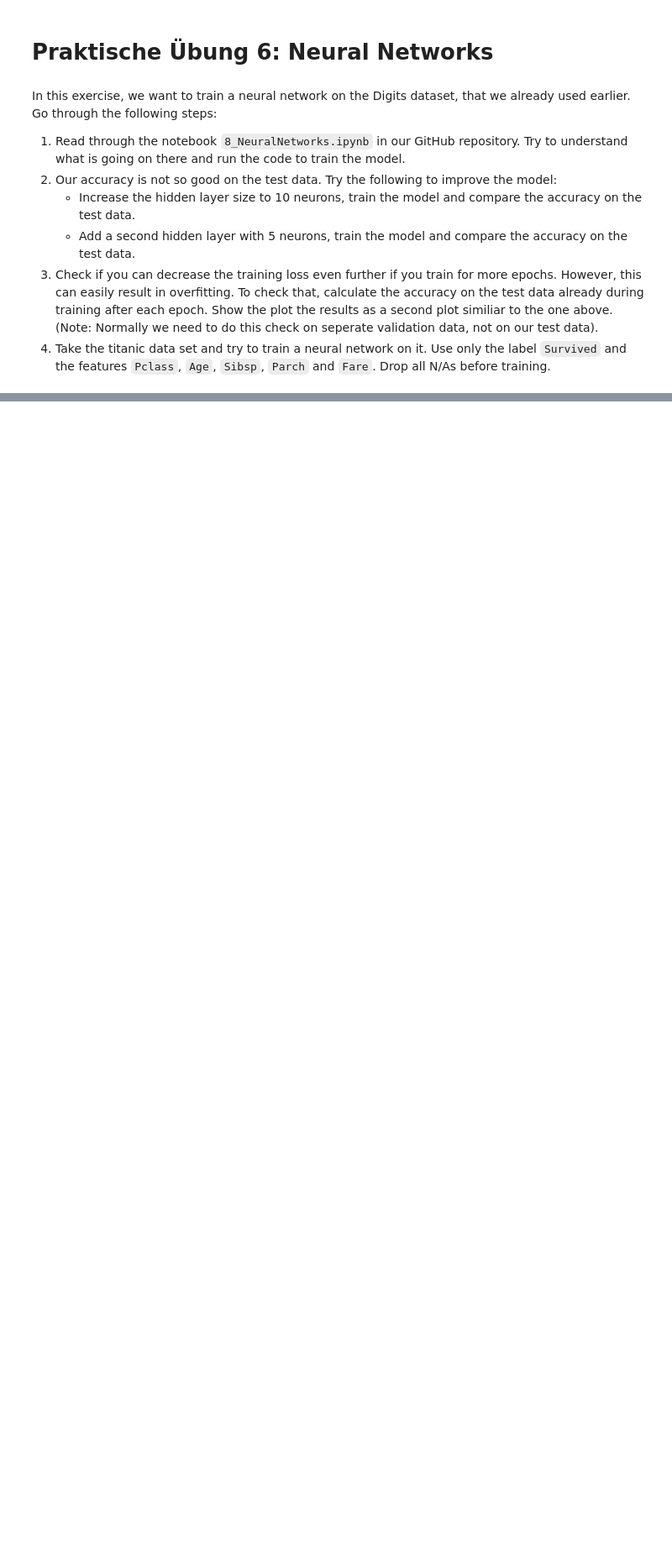
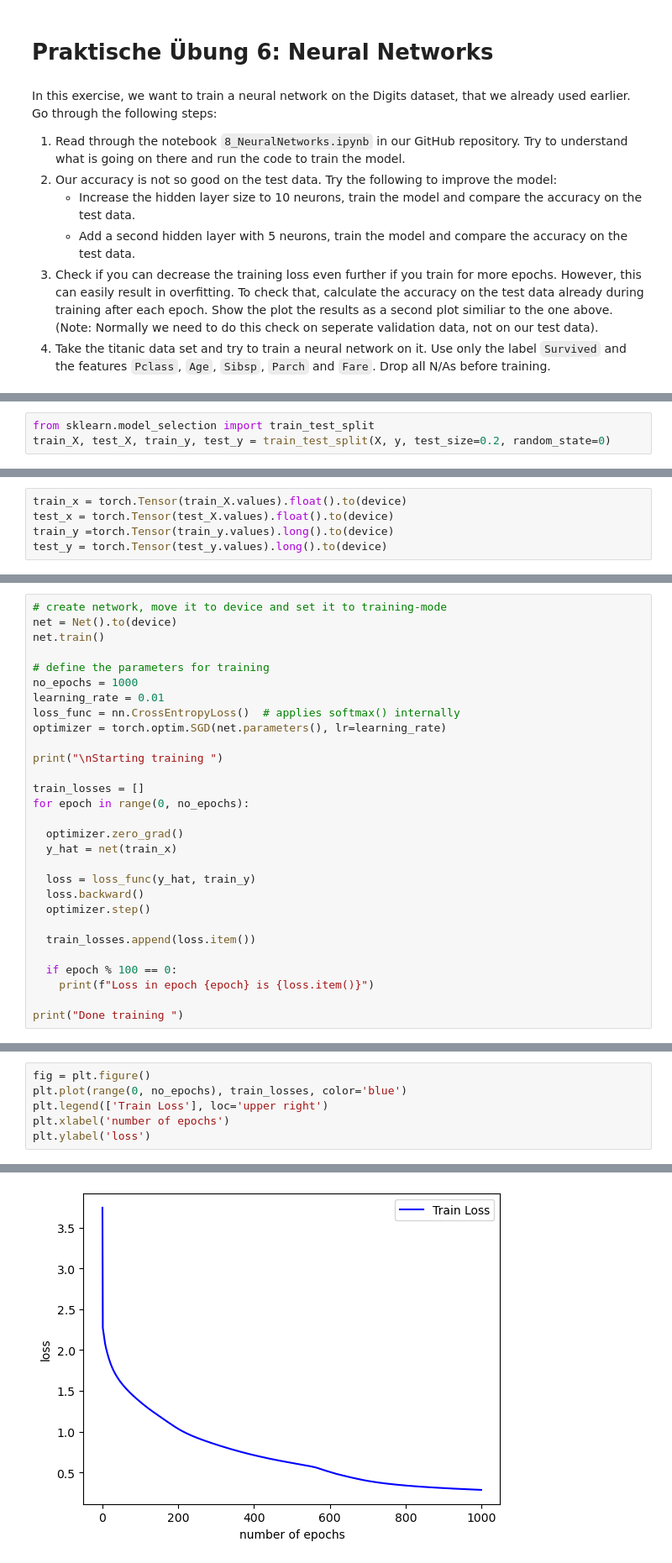
Before and after one commit to MastianCoding/ml-kurs-ws23, a Jupyter notebook: P6_NeuralNetworks.ipynb, the cells around one changed output, grey strips where cells are left out. Shown at 84% size. Cells and saved outputs as stored; diff of their text form; blank space fills up the shorter version.

```diff
--- a/P6_NeuralNetworks.ipynb
+++ b/P6_NeuralNetworks.ipynb
@@ -19,0 +50,3 @@ data= pd.read_csv('data/digits.csv')
+# %%
+from sklearn.model_selection import train_test_split
+train_X, test_X, train_y, test_y = train_test_split(X, y, test_size=0.2, random_state=0)
@@ -19,0 +69,5 @@ data= pd.read_csv('data/digits.csv')
+# %%
+train_x = torch.Tensor(train_X.values).float().to(device)
+test_x = torch.Tensor(test_X.values).float().to(device)
+train_y =torch.Tensor(train_y.values).long().to(device)
+test_y = torch.Tensor(test_y.values).long().to(device)
@@ -19,0 +85,29 @@ data= pd.read_csv('data/digits.csv')
+# %%
+# create network, move it to device and set it to training-mode
+net = Net().to(device)
+net.train()
+
+# define the parameters for training
+no_epochs = 1000
+learning_rate = 0.01
+loss_func = nn.CrossEntropyLoss()  # applies softmax() internally
+optimizer = torch.optim.SGD(net.parameters(), lr=learning_rate)
+
+print("\nStarting training ")
+
+train_losses = []
+for epoch in range(0, no_epochs):
+
+  optimizer.zero_grad()
+  y_hat = net(train_x)
+
+  loss = loss_func(y_hat, train_y)
+  loss.backward()
+  optimizer.step()
+
+  train_losses.append(loss.item())
+
+  if epoch % 100 == 0:
+    print(f"Loss in epoch {epoch} is {loss.item()}")
+
+print("Done training ")
@@ -19,0 +127,7 @@ data= pd.read_csv('data/digits.csv')
+# %%
+fig = plt.figure()
+plt.plot(range(0, no_epochs), train_losses, color='blue')
+plt.legend(['Train Loss'], loc='upper right')
+plt.xlabel('number of epochs')
+plt.ylabel('loss')
+# %% [output]
@@ -19,0 +135 @@ data= pd.read_csv('data/digits.csv')
+[figure, added]
```
Also changed, not shown: parts of 31 cells of this notebook.
